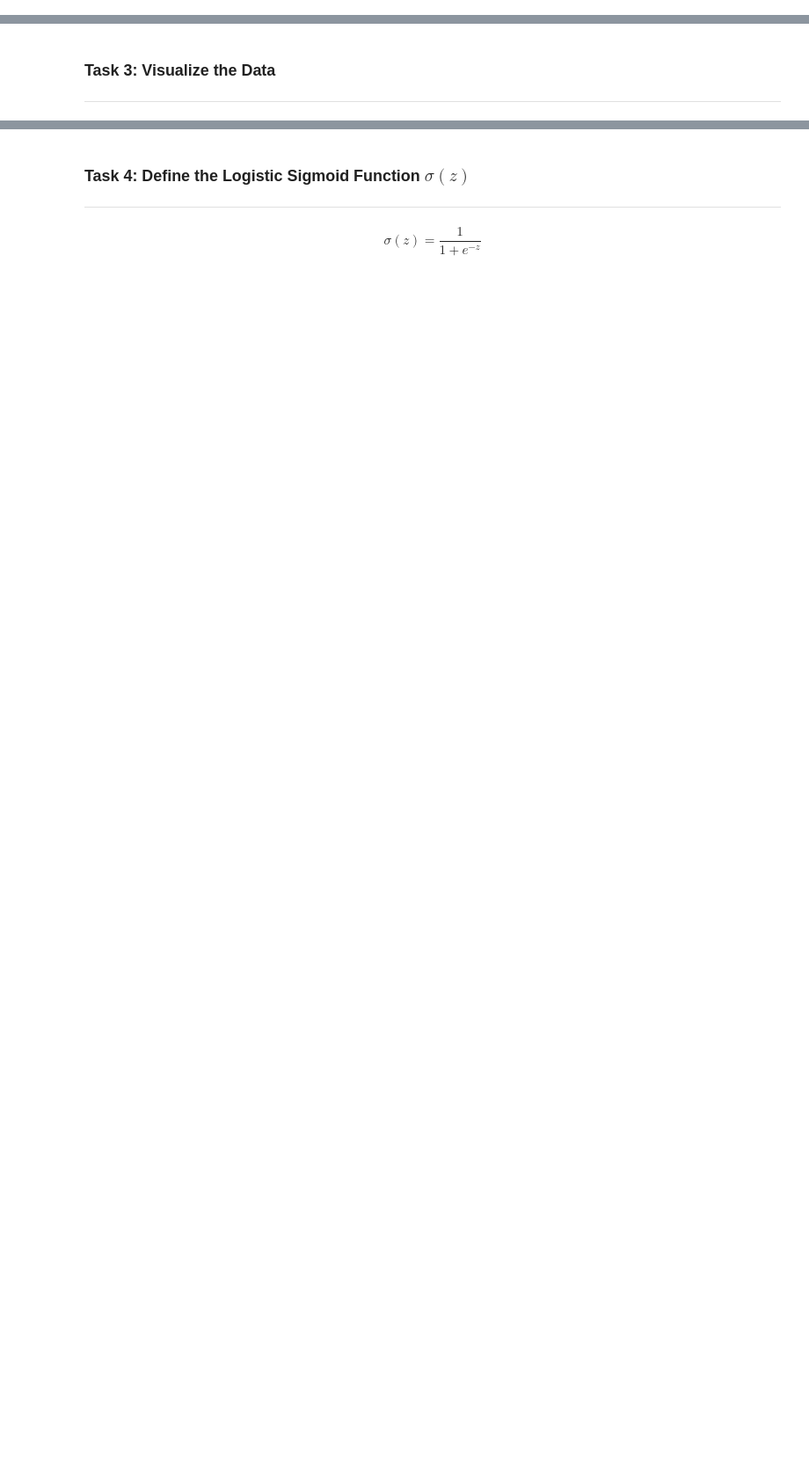
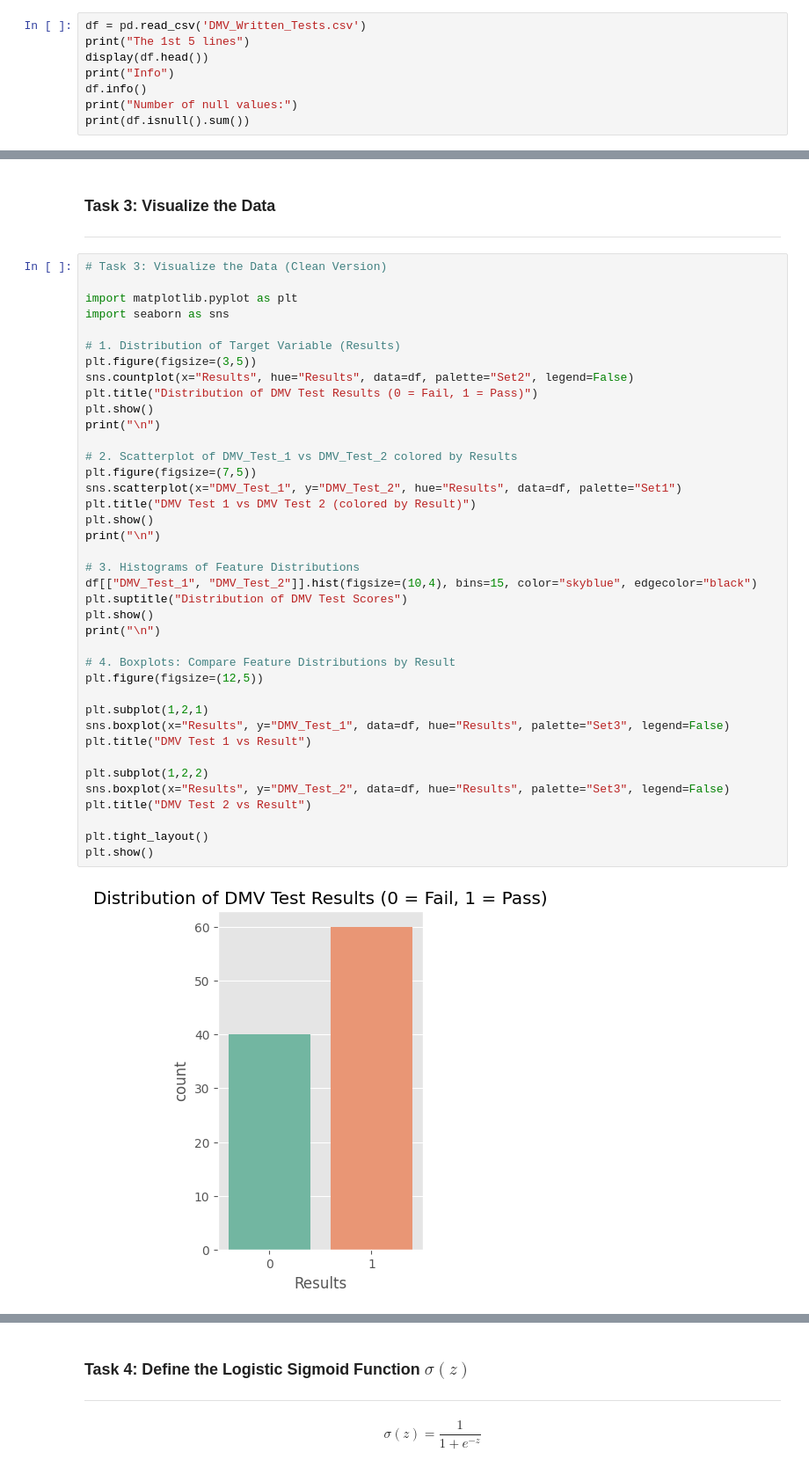
Before and after one commit to Gnana-Prudhvi-Rasamsetti/Machine-learning, a Jupyter notebook: Logistic_Regression_AP23110010542.ipynb, the cells around one changed output, grey strips where cells are left out. Shown at 88% size. Drawn from its saved outputs; the diff is of its cells as text; blank space fills up the shorter version.

```diff
--- a/Logistic_Regression_AP23110010542.ipynb
+++ b/Logistic_Regression_AP23110010542.ipynb
@@ -25,0 +24,8 @@ rcParams['figure.figsize'] = 12, 8
+# %%
+df = pd.read_csv('DMV_Written_Tests.csv')
+print("The 1st 5 lines")
+display(df.head())
+print("Info")
+df.info()
+print("Number of null values:")
+print(df.isnull().sum())
@@ -26,3 +56,44 @@ rcParams['figure.figsize'] = 12, 8
 # %% [markdown]
 ### Task 3: Visualize the Data
 ---
+# %%
+# Task 3: Visualize the Data (Clean Version)
+
+import matplotlib.pyplot as plt
+import seaborn as sns
+
+# 1. Distribution of Target Variable (Results)
+plt.figure(figsize=(3,5))
+sns.countplot(x="Results", hue="Results", data=df, palette="Set2", legend=False)
+plt.title("Distribution of DMV Test Results (0 = Fail, 1 = Pass)")
+plt.show()
+print("\n")
+
+# 2. Scatterplot of DMV_Test_1 vs DMV_Test_2 colored by Results
+plt.figure(figsize=(7,5))
+sns.scatterplot(x="DMV_Test_1", y="DMV_Test_2", hue="Results", data=df, palette="Set1")
+plt.title("DMV Test 1 vs DMV Test 2 (colored by Result)")
+plt.show()
+print("\n")
+
+# 3. Histograms of Feature Distributions
+df[["DMV_Test_1", "DMV_Test_2"]].hist(figsize=(10,4), bins=15, color="skyblue", edgecolor="black")
+plt.suptitle("Distribution of DMV Test Scores")
+plt.show()
+print("\n")
+
+# 4. Boxplots: Compare Feature Distributions by Result
+plt.figure(figsize=(12,5))
+
+plt.subplot(1,2,1)
+sns.boxplot(x="Results", y="DMV_Test_1", data=df, hue="Results", palette="Set3", legend=False)
+plt.title("DMV Test 1 vs Result")
+
+plt.subplot(1,2,2)
+sns.boxplot(x="Results", y="DMV_Test_2", data=df, hue="Results", palette="Set3", legend=False)
+plt.title("DMV Test 2 vs Result")
+
+plt.tight_layout()
+plt.show()
+# %% [output]
+[figure, added]
```
Also changed, not shown: parts of 11 cells of this notebook.
